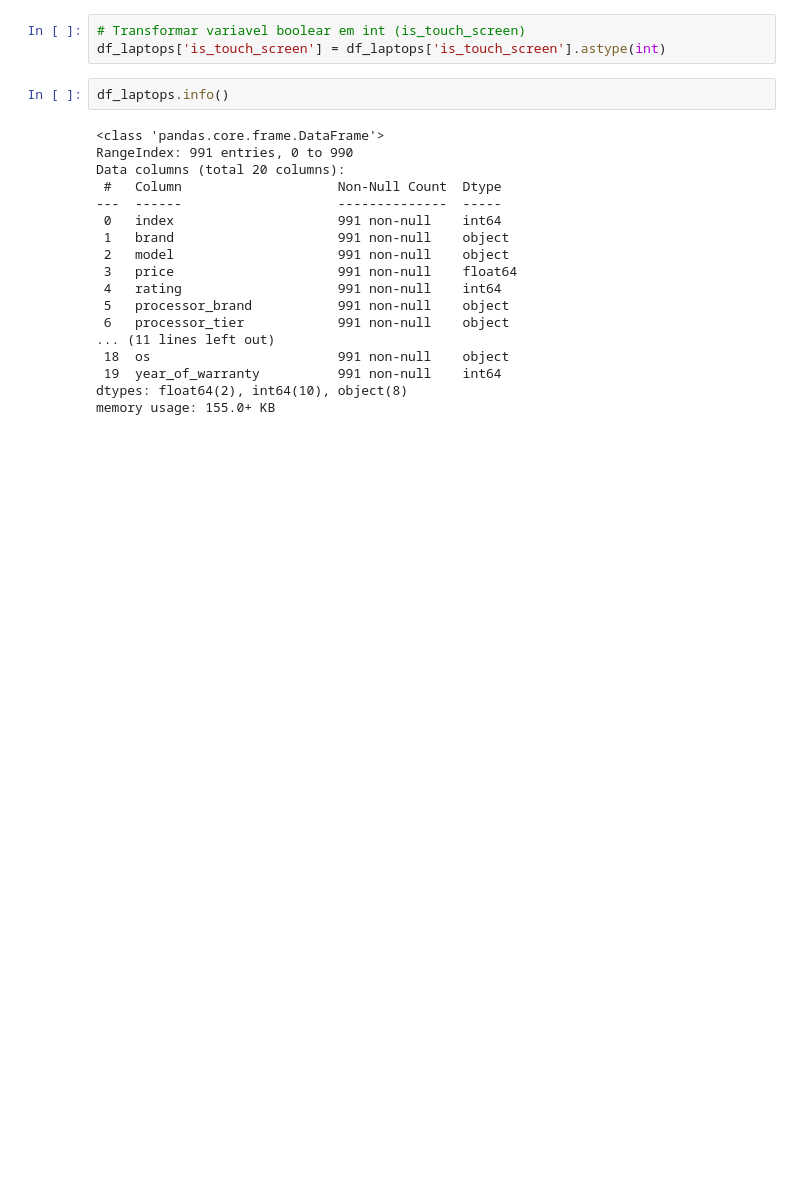
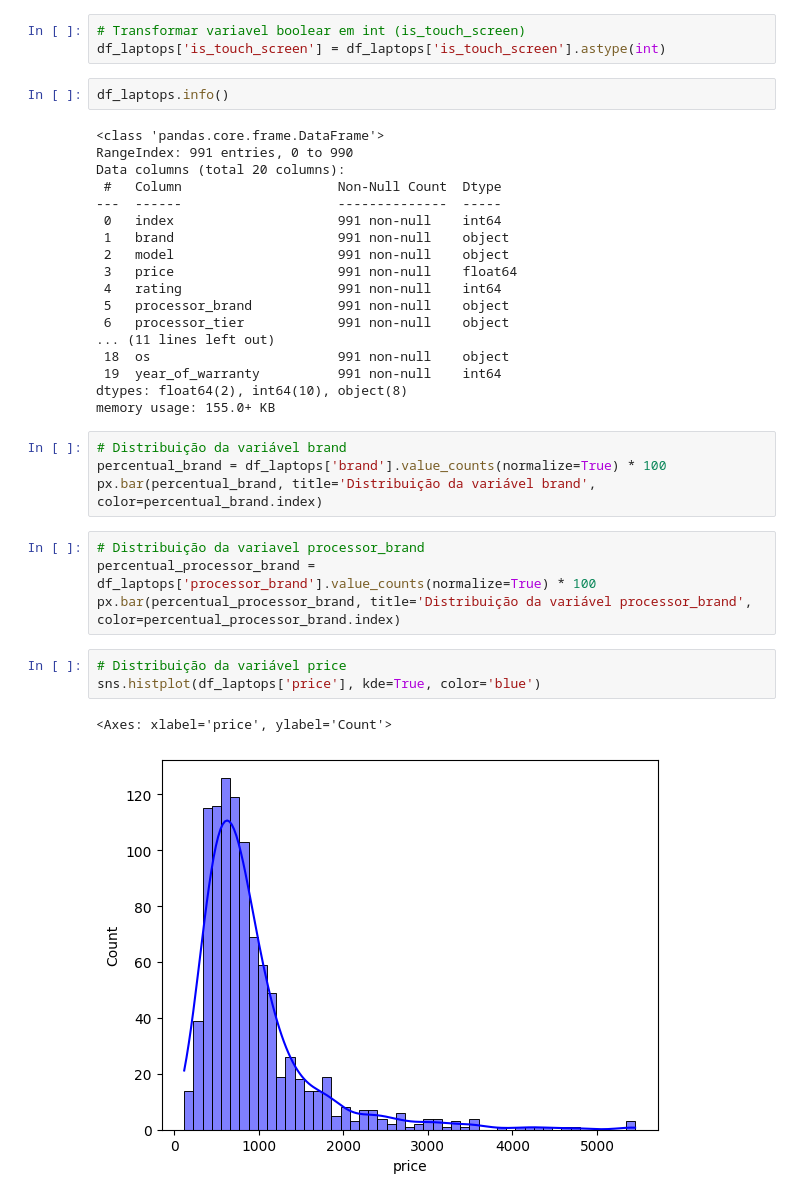
Before and after one commit to angelomedeiros/formacao-ia-clusterizacao-hierarquica, a Jupyter notebook: cluesterizacao_laptops.ipynb, the cells around one changed output. Cells and saved outputs as stored; diff of their text form; blank space fills up the shorter version.

```diff
--- a/cluesterizacao_laptops.ipynb
+++ b/cluesterizacao_laptops.ipynb
@@ -133,3 +133,17 @@ Data columns (total 20 columns):
  19  year_of_warranty          991 non-null    int64
 dtypes: float64(2), int64(10), object(8)
 memory usage: 155.0+ KB
+# %%
+# Distribuição da variável brand
+percentual_brand = df_laptops['brand'].value_counts(normalize=True) * 100
+px.bar(percentual_brand, title='Distribuição da variável brand', color=percentual_brand.index)
+# %%
+# Distribuição da variavel processor_brand
+percentual_processor_brand = df_laptops['processor_brand'].value_counts(normalize=True) * 100
+px.bar(percentual_processor_brand, title='Distribuição da variável processor_brand', color=percentual_processor_brand.index)
+# %%
+# Distribuição da variável price
+sns.histplot(df_laptops['price'], kde=True, color='blue')
+# %% [output]
+<Axes: xlabel='price', ylabel='Count'>
+[figure, added]
```
Also changed, not shown: parts of 1 cell of this notebook, 2 other files.
